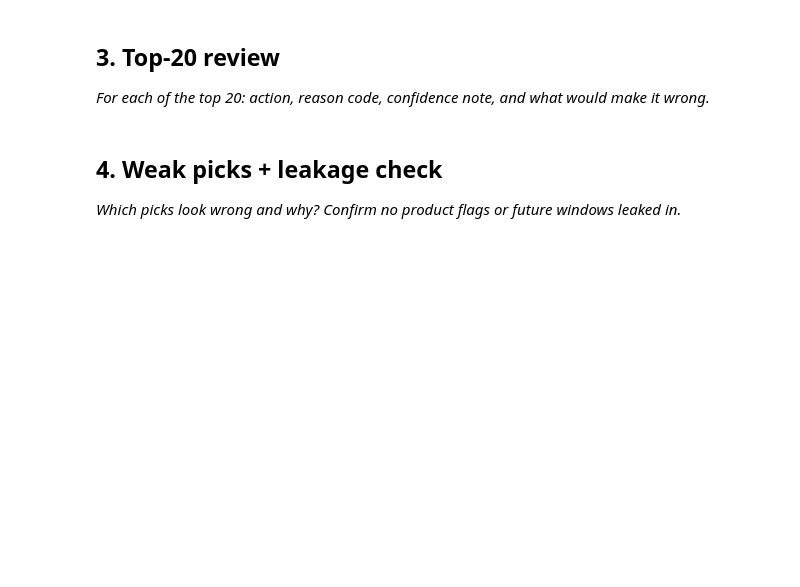
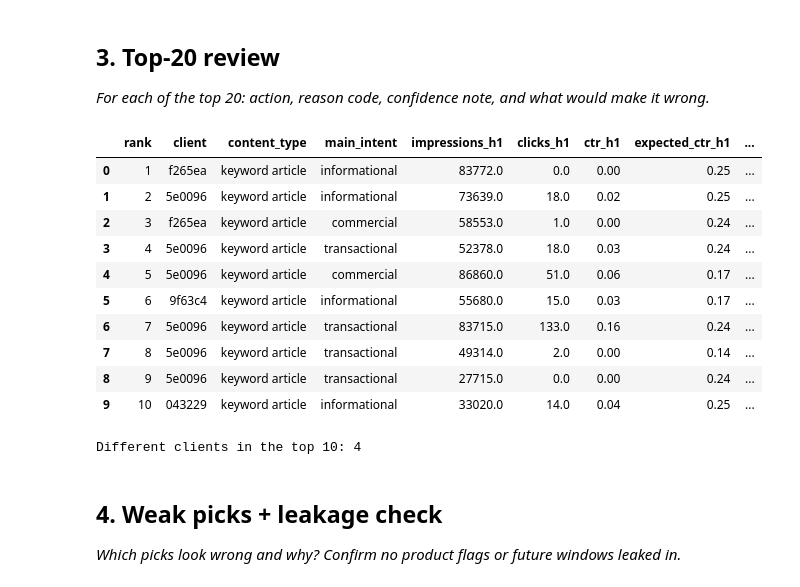
Before and after one commit to jjcodes999/flyrank-ml-repo, a Jupyter notebook: work/notebooks/w04_baseline_score.ipynb, the cells around one changed output. Cells and saved outputs as stored; diff of their text form; code cells hidden in the pictures; blank space fills up the shorter version.

```diff
--- a/work/notebooks/w04_baseline_score.ipynb
+++ b/work/notebooks/w04_baseline_score.ipynb
@@ -30,3 +190,34 @@ This skeleton is yours to fill. Work the sections **in order** — each one has
+# %%
+# TOP 10 - with a little extra context from dim_content (for reading only, not used by the rule)
+CONTENT = f"read_parquet('{REL}/dim_content.parquet')"
+
+top10 = queue.head(10).copy()
+id_list = "', '".join(top10["content_hash_id"])
+info = con.sql(f"""
+    SELECT client_hash_id, content_hash_id, content_type, main_intent
+    FROM {CONTENT}
+    WHERE content_hash_id IN ('{id_list}')
+""").df()
+top10 = top10.merge(info, on=["client_hash_id", "content_hash_id"], how="left")
+top10["client"] = top10["client_hash_id"].str[-6:]   # short pseudonym, just to spot repeats
+
+show = ["rank", "client", "content_type", "main_intent", "impressions_h1", "clicks_h1", "ctr_h1",
+        "expected_ctr_h1", "position_h1", "days_visible_h1", "missed_clicks_h1", "action", "still_under"]
+display(top10[show].round(2))
+print("\nDifferent clients in the top 10:", top10["client_hash_id"].nunique())
+# %% [output]
+|  | rank | client | content_type | main_intent | impressions_h1 | clicks_h1 | ctr_h1 | expected_ctr_h1 | ... |
+| 0 | 1 | f265ea | keyword article | informational | 83772.0 | 0.0 | 0.00 | 0.25 | ... |
+| 1 | 2 | 5e0096 | keyword article | informational | 73639.0 | 18.0 | 0.02 | 0.25 | ... |
+| 2 | 3 | f265ea | keyword article | commercial | 58553.0 | 1.0 | 0.00 | 0.24 | ... |
+| 3 | 4 | 5e0096 | keyword article | transactional | 52378.0 | 18.0 | 0.03 | 0.24 | ... |
+| 4 | 5 | 5e0096 | keyword article | commercial | 86860.0 | 51.0 | 0.06 | 0.17 | ... |
+| 5 | 6 | 9f63c4 | keyword article | informational | 55680.0 | 15.0 | 0.03 | 0.17 | ... |
+| 6 | 7 | 5e0096 | keyword article | transactional | 83715.0 | 133.0 | 0.16 | 0.24 | ... |
+| 7 | 8 | 5e0096 | keyword article | transactional | 49314.0 | 2.0 | 0.00 | 0.14 | ... |
+| 8 | 9 | 5e0096 | keyword article | transactional | 27715.0 | 0.0 | 0.00 | 0.24 | ... |
+| 9 | 10 | 043229 | keyword article | informational | 33020.0 | 14.0 | 0.04 | 0.25 | ... |
+Different clients in the top 10: 4
 # %% [markdown]
 ## 4. Weak picks + leakage check
 
```
Also changed, not shown: parts of 10 cells of this notebook.
